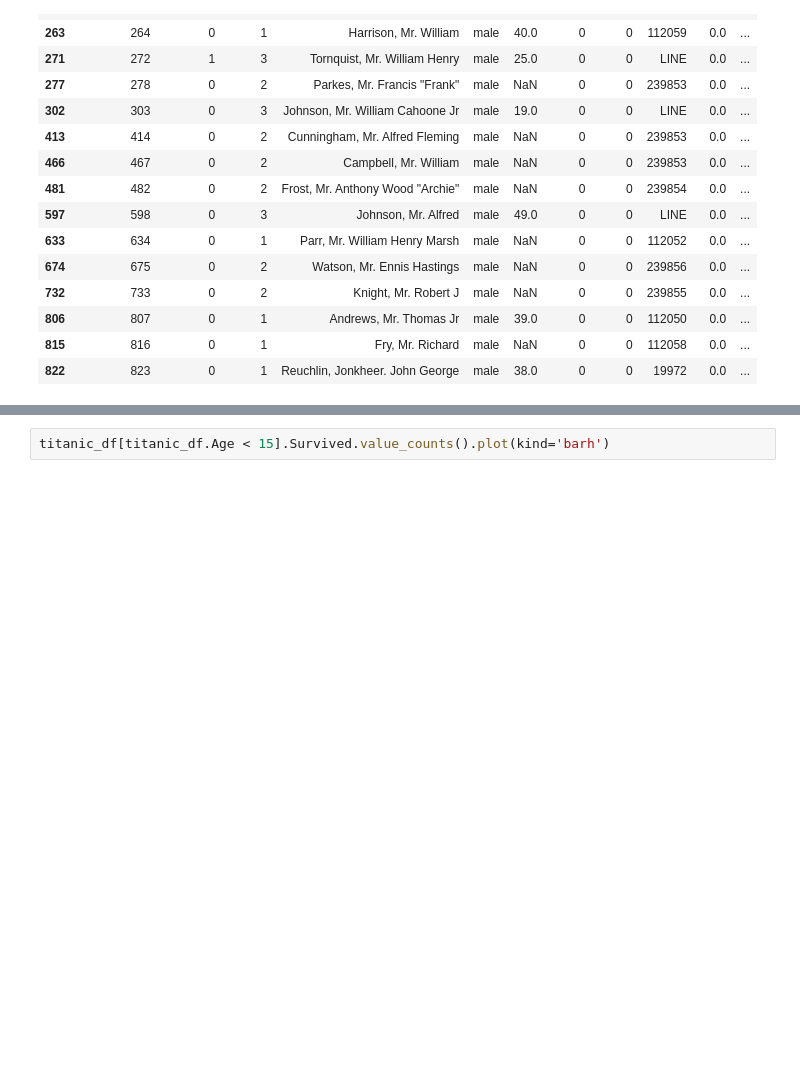
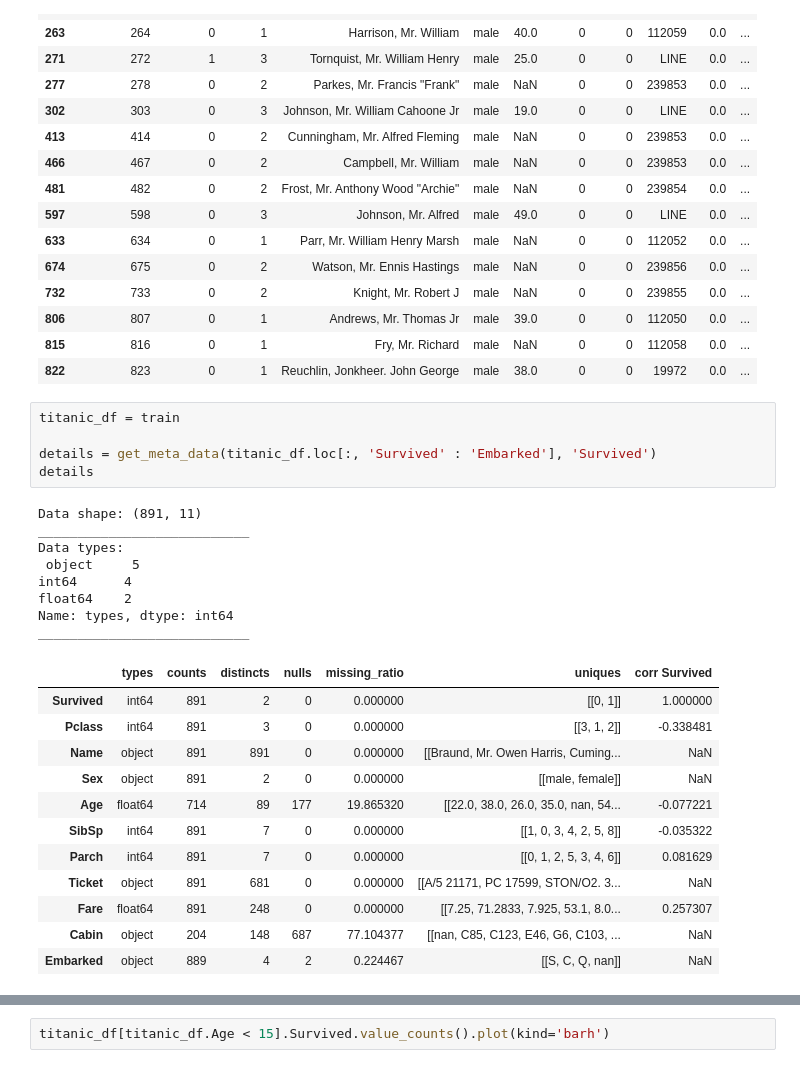
Before and after one commit to chipk215/Titanic, a Jupyter notebook: titanic_data_explore.ipynb, the cells around one changed output, grey strips where cells are left out. Cells and saved outputs as stored; diff of their text form; blank space fills up the shorter version.

```diff
--- a/titanic_data_explore.ipynb
+++ b/titanic_data_explore.ipynb
@@ -442,4 +442,30 @@ titanic_df[titanic_df.Fare == 0]
 | 806 | 807 | 0 | 1 | Andrews, Mr. Thomas Jr | male | 39.0 | 0 | 0 | 112050 | 0.0 | ... |
 | 815 | 816 | 0 | 1 | Fry, Mr. Richard | male | NaN | 0 | 0 | 112058 | 0.0 | ... |
 | 822 | 823 | 0 | 1 | Reuchlin, Jonkheer. John George | male | 38.0 | 0 | 0 | 19972 | 0.0 | ... |
+# %%
+titanic_df = train
+
+details = get_meta_data(titanic_df.loc[:, 'Survived' : 'Embarked'], 'Survived')
+details
+# %% [output]
+Data shape: (891, 11)
+___________________________
+Data types:
+ object     5
+int64      4
+float64    2
+Name: types, dtype: int64
+___________________________
+|  | types | counts | distincts | nulls | missing_ratio | uniques | corr Survived |
+| Survived | int64 | 891 | 2 | 0 | 0.000000 | [[0, 1]] | 1.000000 |
+| Pclass | int64 | 891 | 3 | 0 | 0.000000 | [[3, 1, 2]] | -0.338481 |
+| Name | object | 891 | 891 | 0 | 0.000000 | [[Braund, Mr. Owen Harris, Cuming... | NaN |
+| Sex | object | 891 | 2 | 0 | 0.000000 | [[male, female]] | NaN |
+| Age | float64 | 714 | 89 | 177 | 19.865320 | [[22.0, 38.0, 26.0, 35.0, nan, 54... | -0.077221 |
+| SibSp | int64 | 891 | 7 | 0 | 0.000000 | [[1, 0, 3, 4, 2, 5, 8]] | -0.035322 |
+| Parch | int64 | 891 | 7 | 0 | 0.000000 | [[0, 1, 2, 5, 3, 4, 6]] | 0.081629 |
+| Ticket | object | 891 | 681 | 0 | 0.000000 | [[A/5 21171, PC 17599, STON/O2. 3... | NaN |
+| Fare | float64 | 891 | 248 | 0 | 0.000000 | [[7.25, 71.2833, 7.925, 53.1, 8.0... | 0.257307 |
+| Cabin | object | 204 | 148 | 687 | 77.104377 | [[nan, C85, C123, E46, G6, C103, ... | NaN |
+| Embarked | object | 889 | 4 | 2 | 0.224467 | [[S, C, Q, nan]] | NaN |
 # %%
```
Also changed, not shown: parts of 2 cells of this notebook, 8 other files.
